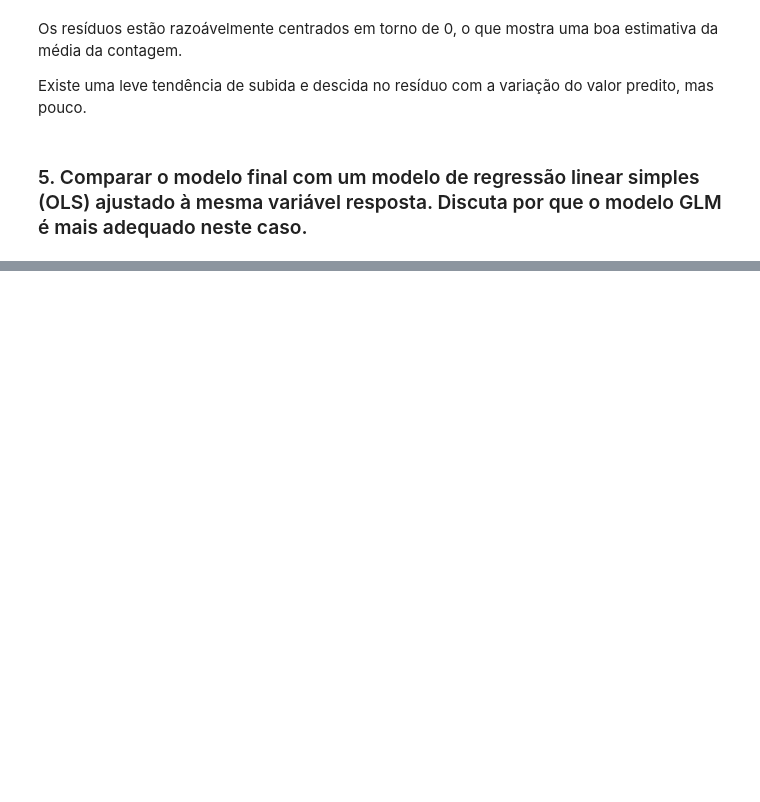
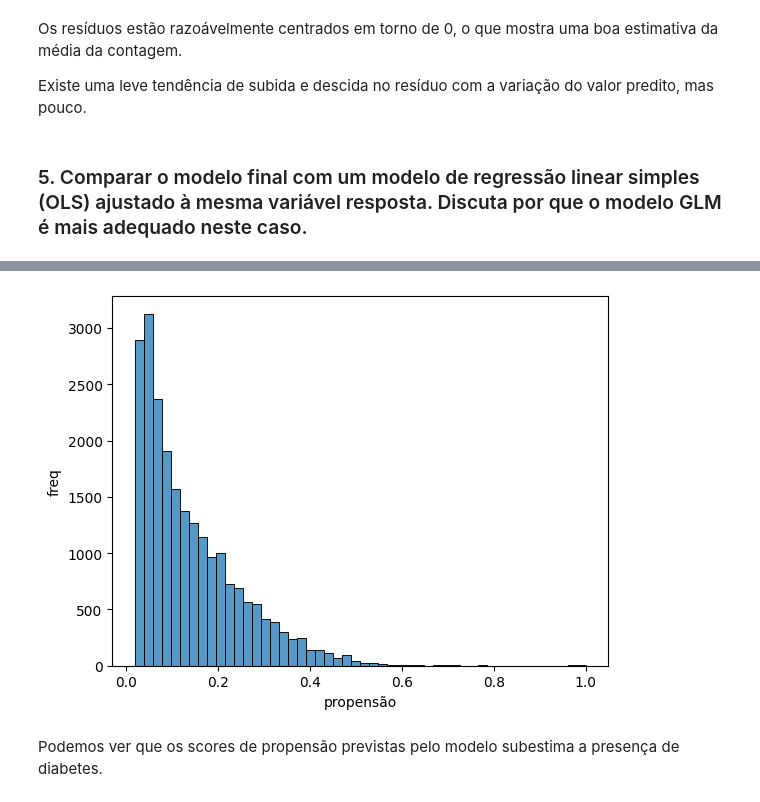
Before and after one commit to stepsbtw/Statistical-Inference, a Jupyter notebook: GCC1625_T4_CAIO_PASSOS_TORKST_FERREIRA.ipynb, the cells around one changed output, grey strips where cells are left out. Cells and saved outputs as stored; diff of their text form; code cells hidden in the pictures; blank space fills up the shorter version.

Commit message:
Escore de propensão e Inferência Bayesiana

```diff
--- a/GCC1625_T4_CAIO_PASSOS_TORKST_FERREIRA.ipynb
+++ b/GCC1625_T4_CAIO_PASSOS_TORKST_FERREIRA.ipynb
@@ -433,0 +368,4 @@ Tarefas:
+# %%
+df = pd.read_csv("https://raw.githubusercontent.com/AILAB-CEFET-RJ/gcc1625/refs/heads/main/data/hc2021_dados.csv")
+df.info()
+df.head()
@@ -433,0 +516,14 @@ Tarefas:
+# %%
+# Ordinal Encoding
+poverty_order = {
+    'Poor': 0,
+    'Near Poor': 1,
+    'Low Income': 2,
+    'Middle Income': 3,
+    'High Income': 4
+}
+df['poverty_ordinal'] = df['poverty'].map(poverty_order)
+
+# One-Hot Encoding
+df_encoded = pd.get_dummies(df, columns=['race', 'marital_status'], drop_first=True)
+df_encoded.info()
@@ -433,0 +550,8 @@ Tarefas:
+# %%
+X = df_encoded[['age', 'poverty_ordinal', 'totexp', 'ertexp']]
+
+X_ = sm.add_constant(X)
+y = df_encoded["diabetes"]
+
+logreg = sm.Logit(y, X_).fit()
+print(logreg.summary())
@@ -433,0 +580,11 @@ Tarefas:
+# %%
+prop_score = logreg.predict(X_)
+
+sns.histplot(prop_score, bins=50)
+plt.xlabel('propensão')
+plt.ylabel('freq')
+plt.show()
+# %% [output]
+[figure, added]
+# %% [markdown]
+Podemos ver que os scores de propensão previstas pelo modelo subestima a presença de diabetes.
```
Also changed, not shown: parts of 70 cells of this notebook.
